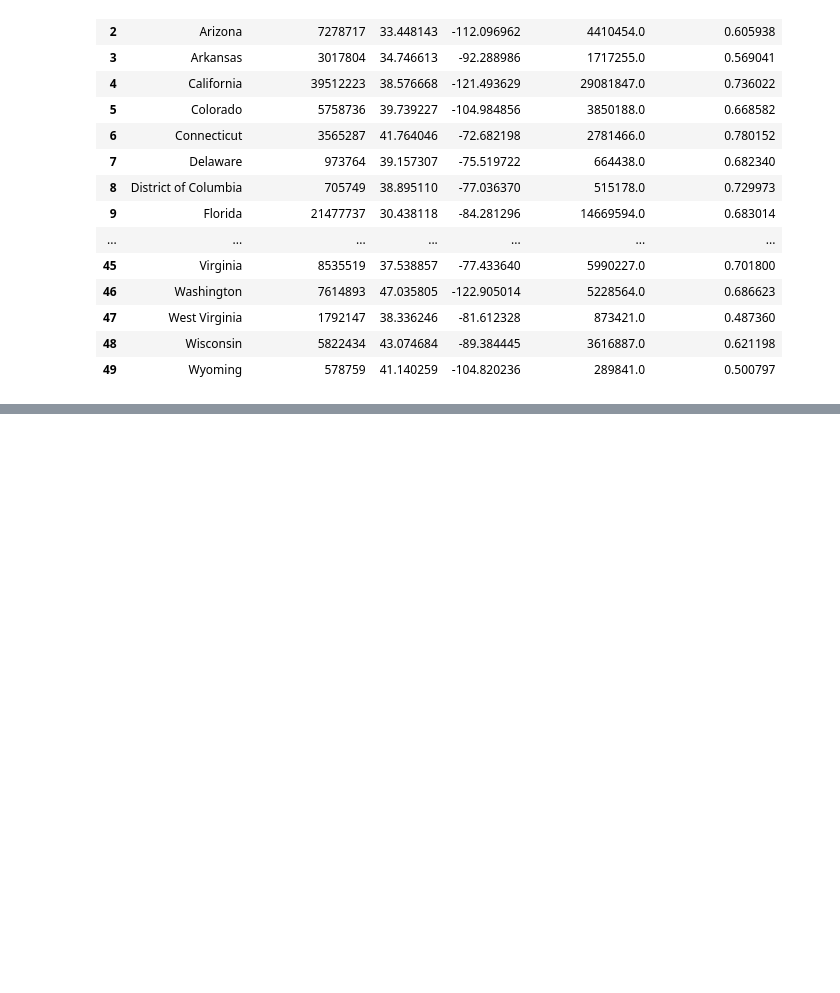
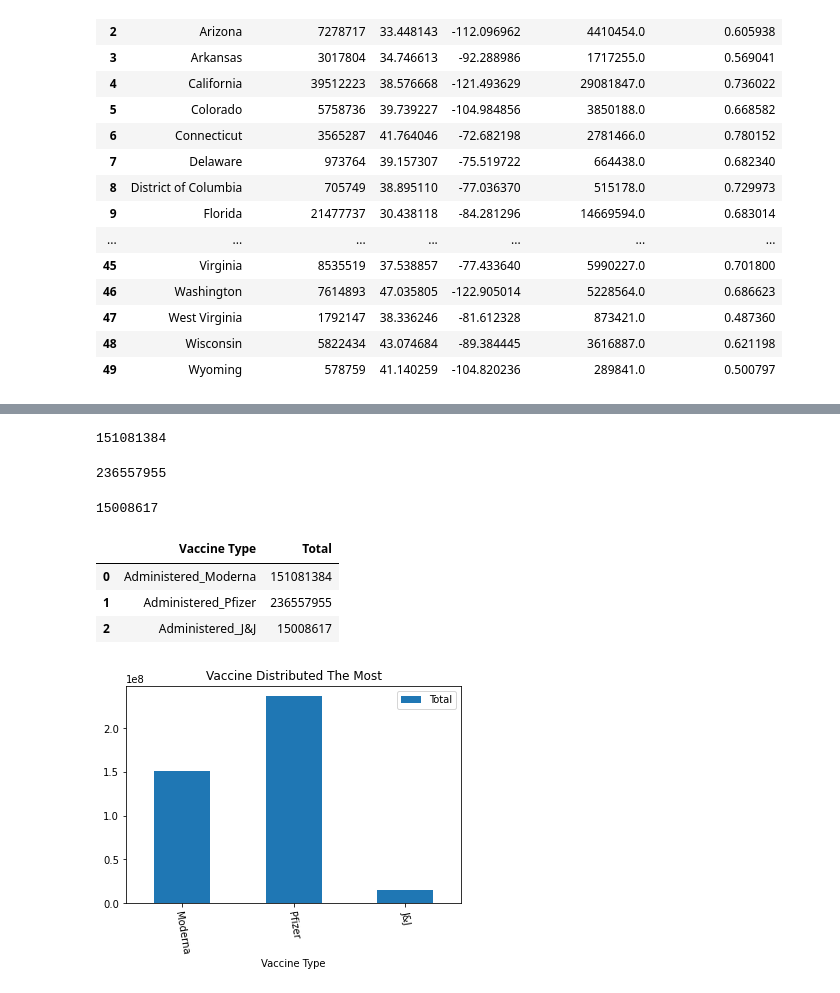
Before and after one commit to Ramsha2025/US-Vaccine-Tracker-Challenge, a Jupyter notebook: US-Vaccine-Tracker.ipynb, the cells around one changed output, grey strips where cells are left out. Saved outputs shown, nothing was run; the diff lists cells and outputs as text; code cells hidden in the pictures; blank space fills up the shorter version.

```diff
--- a/US-Vaccine-Tracker.ipynb
+++ b/US-Vaccine-Tracker.ipynb
@@ -209,0 +236,4 @@ vaccinationAndPopulationByLocation
+# %%
+sum_moderna
+# %% [output]
+151081384
@@ -209,0 +243,4 @@ vaccinationAndPopulationByLocation
+# %%
+sum_pfizer
+# %% [output]
+236557955
@@ -209,0 +250,31 @@ vaccinationAndPopulationByLocation
+# %%
+sum_jj
+# %% [output]
+15008617
+# %%
+data = [['Administered_Moderna', 151081384], ['Administered_Pfizer', 236557955], ['Administered_J&J', 15008617]]
+df = pd.DataFrame(data, columns = ['Vaccine Type', 'Total'])
+df
+# %% [output]
+|  | Vaccine Type | Total |
+| 0 | Administered_Moderna | 151081384 |
+| 1 | Administered_Pfizer | 236557955 |
+| 2 | Administered_J&J | 15008617 |
+# %%
+data = {"Vaccine Type":["Moderna", "Pfizer", "J&J"],
+
+        "Total":[151081384,236557955,15008617]
+
+        };
+
+# Dictionary loaded into a DataFrame
+
+dataFrame = pd.DataFrame(data=data);
+
+
+
+# Draw a vertical bar chart
+
+dataFrame.plot.bar(x="Vaccine Type", y="Total", rot=1000, title="Vaccine Distributed The Most");
+# %% [output]
+[figure, added]
```
Also changed, not shown: parts of 18 cells of this notebook.
